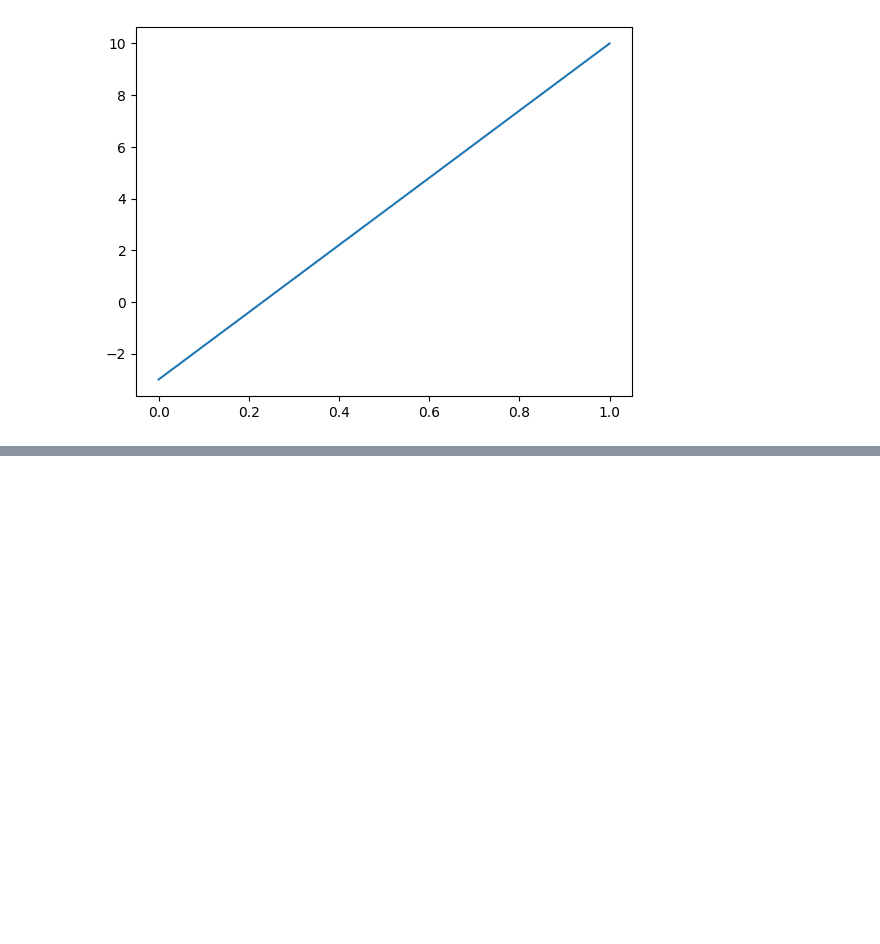
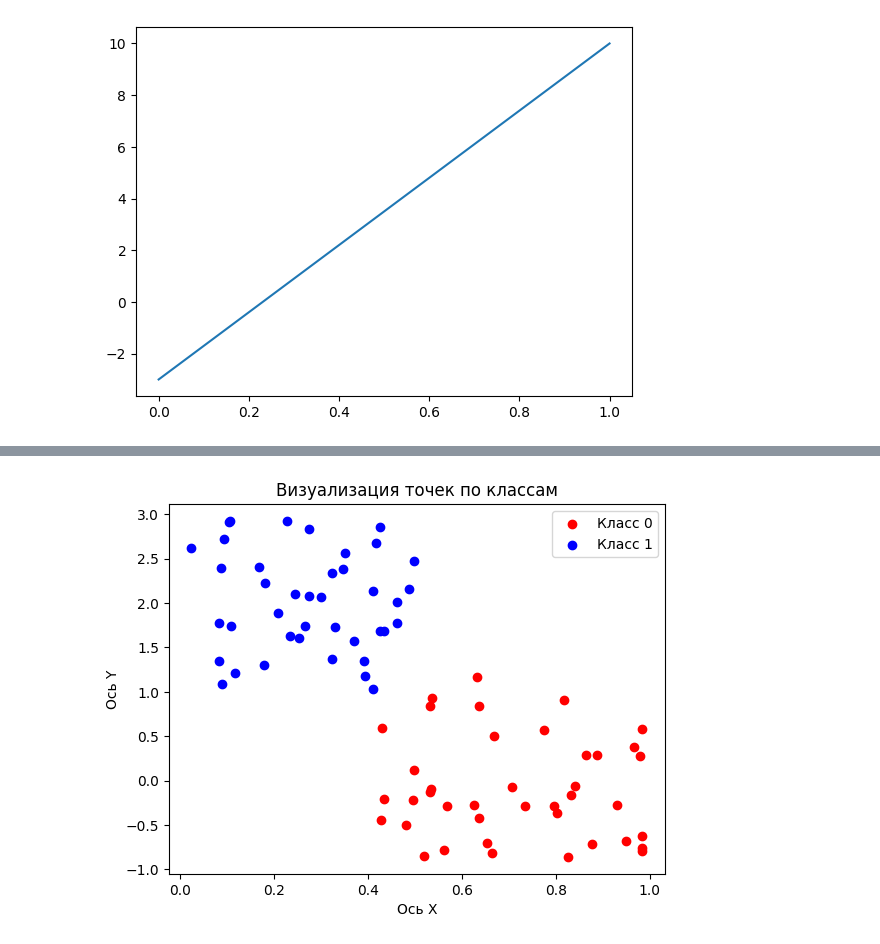
Before and after one commit to MeshcheryTapo4ek/Learning_Softarex, a Jupyter notebook: perceptron/pytorch_numpy_perceptron.ipynb, the cells around one changed output, grey strips where cells are left out. Drawn from its saved outputs; the diff is of its cells as text; code cells hidden in the pictures; blank space fills up the shorter version.

```diff
--- a/perceptron/pytorch_numpy_perceptron.ipynb
+++ b/perceptron/pytorch_numpy_perceptron.ipynb
@@ -375,0 +376,17 @@ draw_line_with_points(Points, labels, ppn)
+# %%
+def draw_points(Points_tensor, labels_tensor):
+    class_0_points = Points_tensor[labels_tensor == 0]
+    class_1_points = Points_tensor[labels_tensor == 1]
+
+    # Визуализация
+    plt.scatter(class_0_points[:, 0], class_0_points[:, 1], color='r', label='Класс 0')
+    plt.scatter(class_1_points[:, 0], class_1_points[:, 1], color='b', label='Класс 1')
+    plt.xlabel('Ось X')
+    plt.ylabel('Ось Y')
+    plt.title('Визуализация точек по классам')
+    plt.legend()
+    plt.show()
+
+draw_points(Points_tensor, labels_tensor)
+# %% [output]
+[figure, added]
```
Also changed, not shown: parts of 14 cells of this notebook, 2 other files.
